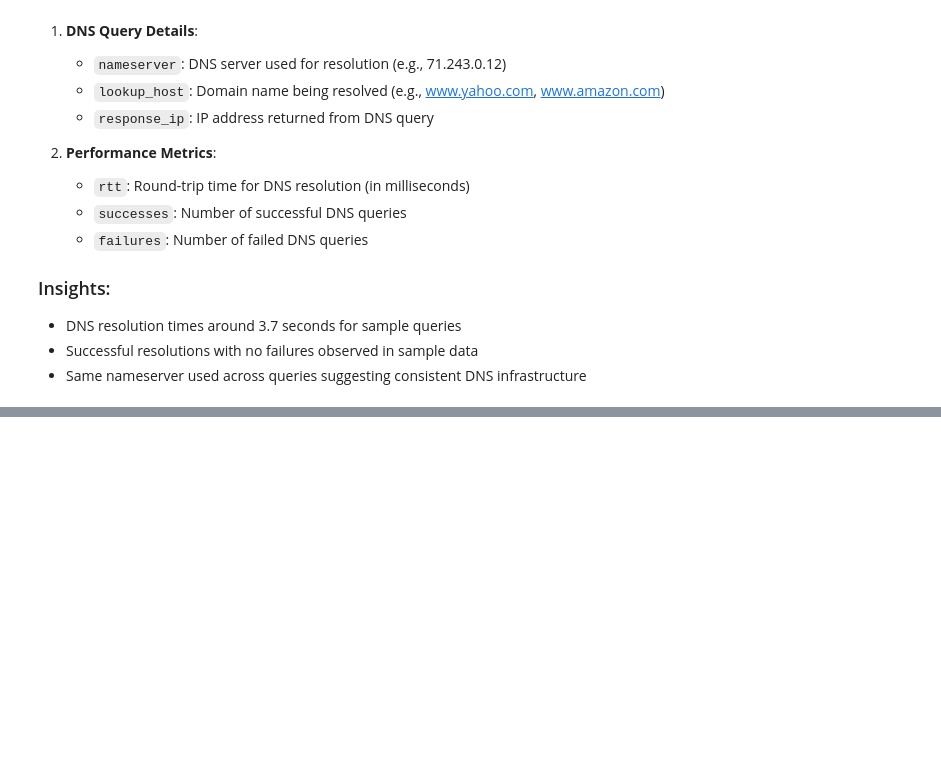
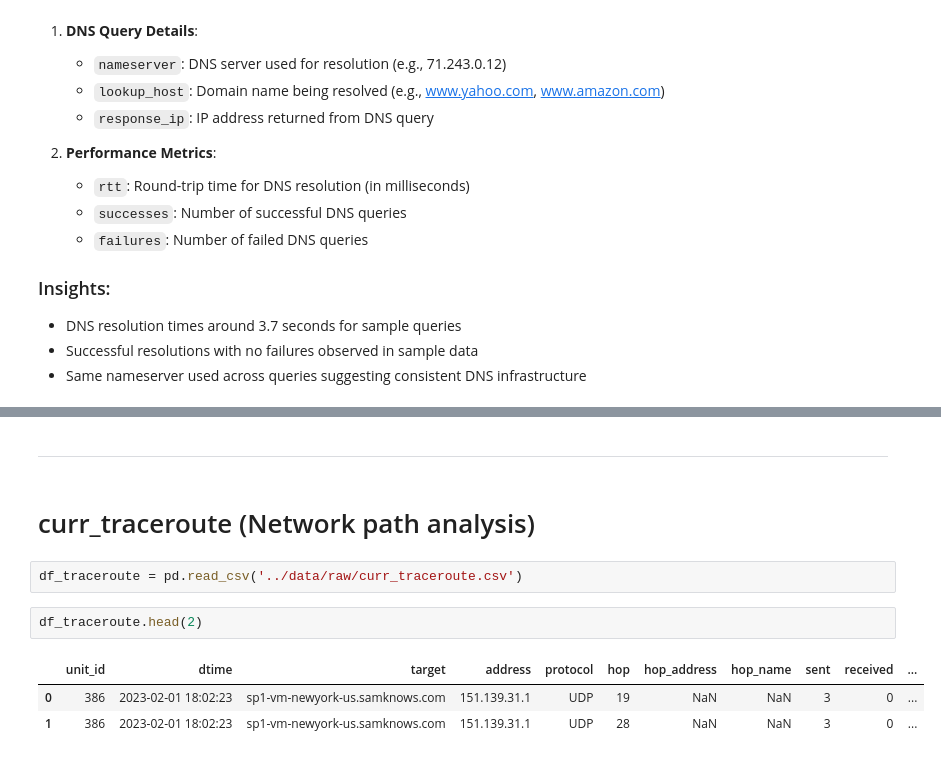
Before and after one commit to Mohammed-abdulaziz-eisa/WBS-MBA, a Jupyter notebook: notebooks/01_data_exploration.ipynb, the cells around one changed output, grey strips where cells are left out. Saved outputs shown, nothing was run; the diff lists cells and outputs as text; blank space fills up the shorter version.

```diff
--- a/notebooks/01_data_exploration.ipynb
+++ b/notebooks/01_data_exploration.ipynb
@@ -335,0 +509,12 @@ The DNS resolution dataset (`curr_dns.csv`) measures DNS lookup performance.
+# %% [markdown]
+----
+# %% [markdown]
+# curr_traceroute (Network path analysis)
+# %%
+df_traceroute = pd.read_csv('../data/raw/curr_traceroute.csv')
+# %%
+df_traceroute.head(2)
+# %% [output]
+|  | unit_id | dtime | target | address | protocol | hop | hop_address | hop_name | sent | received | ... |
+| 0 | 386 | 2023-02-01 18:02:23 | sp1-vm-newyork-us.samknows.com | 151.139.31.1 | UDP | 19 | NaN | NaN | 3 | 0 | ... |
+| 1 | 386 | 2023-02-01 18:02:23 | sp1-vm-newyork-us.samknows.com | 151.139.31.1 | UDP | 28 | NaN | NaN | 3 | 0 | ... |
```
Also changed, not shown: parts of 33 cells of this notebook.
